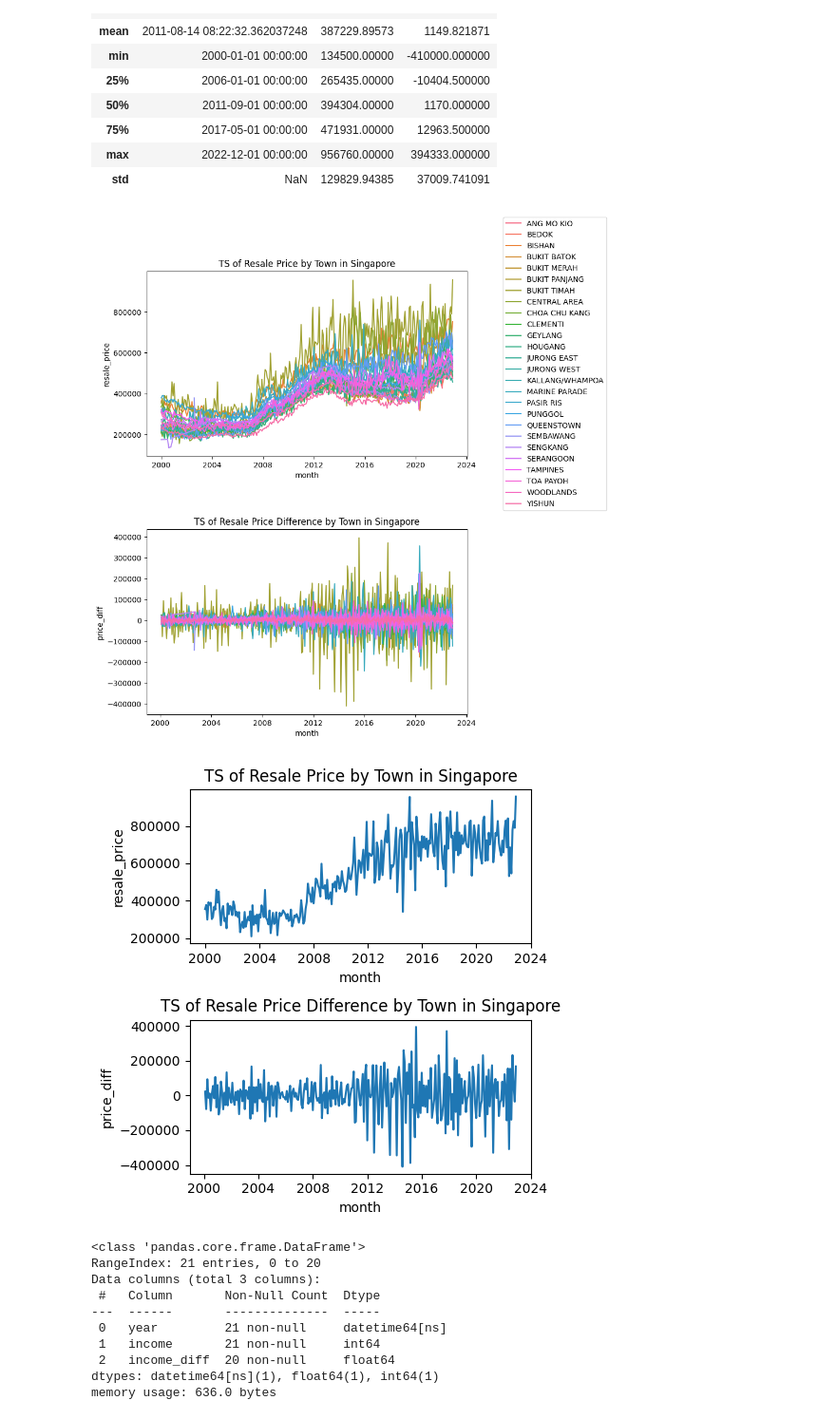
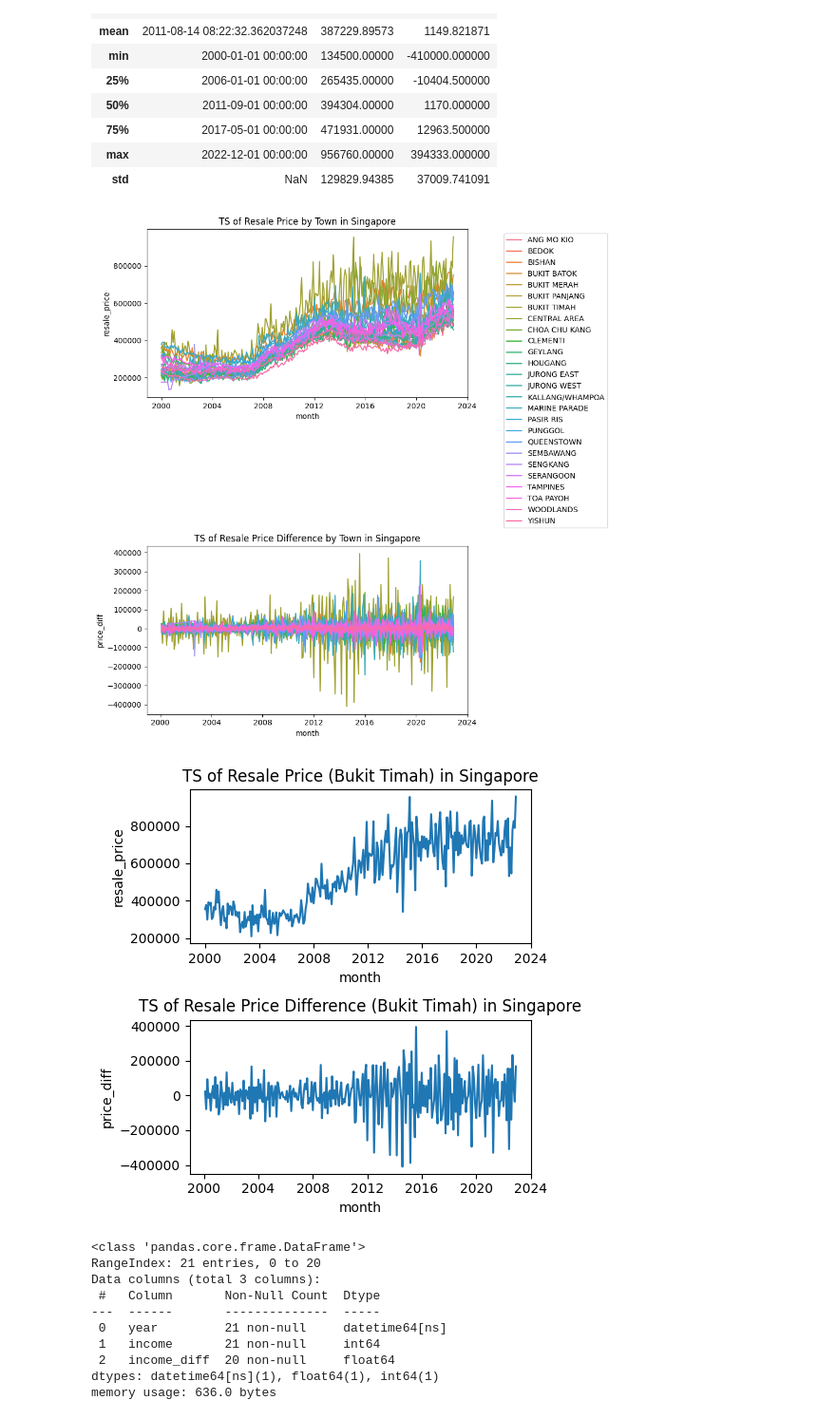
Before and after one commit to lingjie00/ST6241A_2425, a Jupyter notebook: notebook/data_exploration.ipynb, the cells around one changed output. Shown at 95% size. Cells and saved outputs as stored; diff of their text form; code cells hidden in the pictures.

Commit message:
added visuals

```diff
--- a/notebook/data_exploration.ipynb
+++ b/notebook/data_exploration.ipynb
@@ -45,7 +45,7 @@ resale_price.describe()
 # %%
 fig, axes = plt.subplots(2, 1, figsize=(10, 10))
 sns.lineplot(data=resale_price, x="month", y="resale_price", hue="town", ax=axes[0])
-axes[0].legend(loc='center left', bbox_to_anchor=(1.1, 0.5))
+axes[0].legend(loc='center left', bbox_to_anchor=(1.1, 0.1))
 axes[0].set_title("TS of Resale Price by Town in Singapore")
 
 sns.lineplot(data=resale_price, x="month", y="price_diff", hue="town", ax=axes[1])
@@ -54,22 +54,24 @@ axes[1].legend_.remove()
 axes[1].set_title("TS of Resale Price Difference by Town in Singapore")
 
 plt.tight_layout()
+plt.savefig(Path("..") / "asset" / "resale_price_ts.png")
 # %% [output]
-[figure, old version]
+[figure, new version]
 # %%
 fig, axes = plt.subplots(2, 1, figsize=(5, 5))
 sns.lineplot(data=resale_price.query("town == 'BUKIT TIMAH'"), x="month", y="resale_price", hue="town", ax=axes[0])
 axes[0].legend_.remove()
-axes[0].set_title("TS of Resale Price by Town in Singapore")
+axes[0].set_title("TS of Resale Price (Bukit Timah) in Singapore")
 
 sns.lineplot(data=resale_price.query("town == 'BUKIT TIMAH'"), x="month", y="price_diff", hue="town", ax=axes[1])
 # remove legend
 axes[1].legend_.remove()
-axes[1].set_title("TS of Resale Price Difference by Town in Singapore")
+axes[1].set_title("TS of Resale Price Difference (Bukit Timah) in Singapore")
 
 plt.tight_layout()
+plt.savefig(Path("..") / "asset" / "resale_price_bukit_timah_ts.png")
 # %% [output]
-[figure, old version]
+[figure, new version]
 # %%
 median_income.info()
 median_income.head()
```
Also changed, not shown: parts of 1 cell of this notebook, 3 other files.
